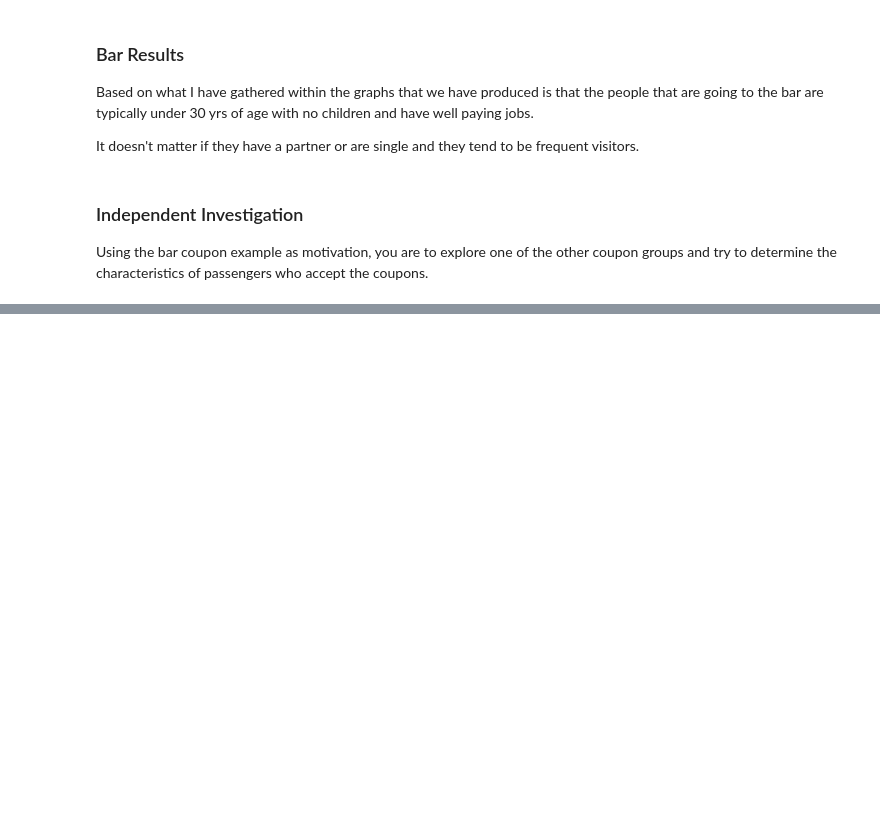
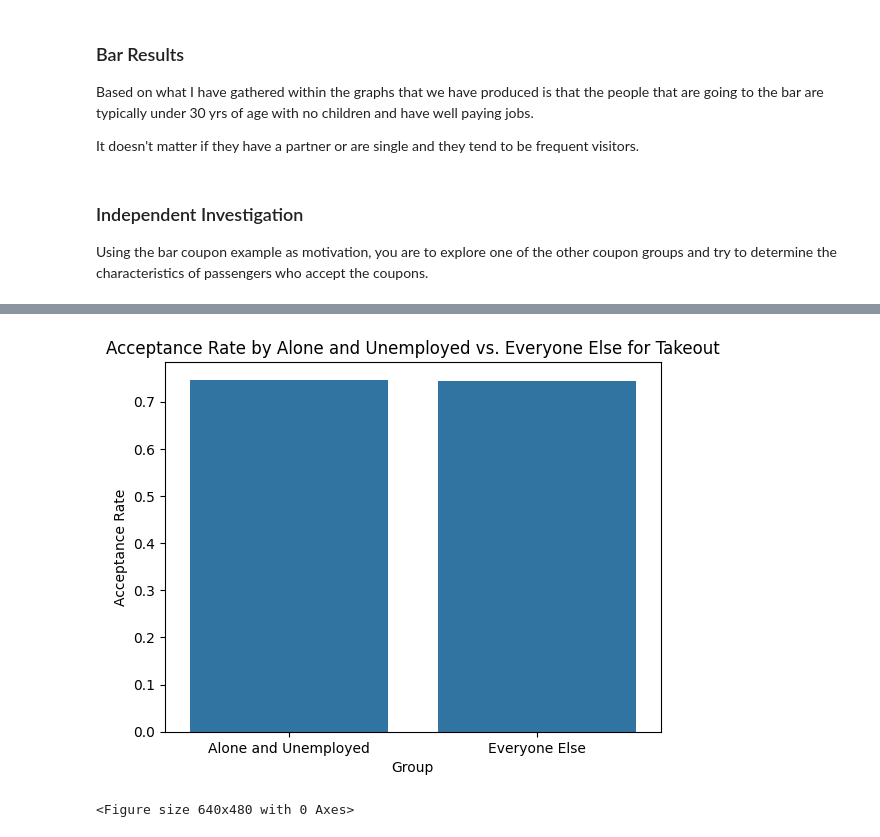
Before and after one commit to eflo11/Berkeley5.1, a Jupyter notebook: prompt.ipynb, the cells around one changed output, grey strips where cells are left out. Saved outputs shown, nothing was run; the diff lists cells and outputs as text; code cells hidden in the pictures; blank space fills up the shorter version.

```diff
--- a/prompt.ipynb
+++ b/prompt.ipynb
@@ -444,0 +529,15 @@ Using the bar coupon example as motivation, you are to explore one of the other
+# %%
+# Graph the acceptance rates
+carry_acceptance = pd.DataFrame({
+    'Group': ['Alone and Unemployed', 'Everyone Else'],
+    'Acceptance Rate': [alone_unemployed_acceptance, notalone_employed_acceptance]
+})
+sns.barplot(data=carry_acceptance, x='Group', y='Acceptance Rate')
+plt.title('Acceptance Rate by Alone and Unemployed vs. Everyone Else for Takeout')
+plt.xlabel('Group')
+plt.ylabel('Acceptance Rate')
+plt.show()
+plt.savefig('images/acceptance_rate_takeout_by_alone_unemployed.png')
+# %% [output]
+[figure, added]
+<Figure size 640x480 with 0 Axes>
```
Also changed, not shown: parts of 8 cells of this notebook, 11 other files.
